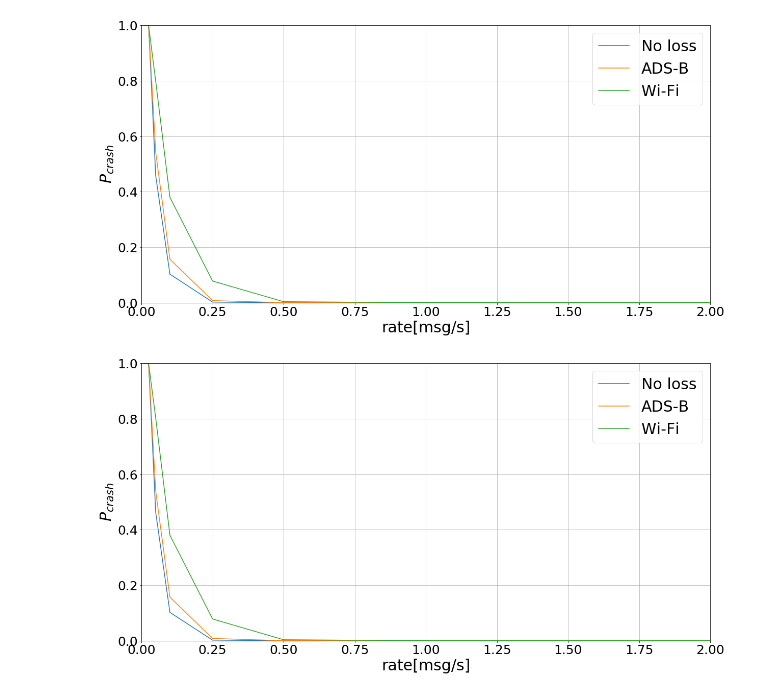
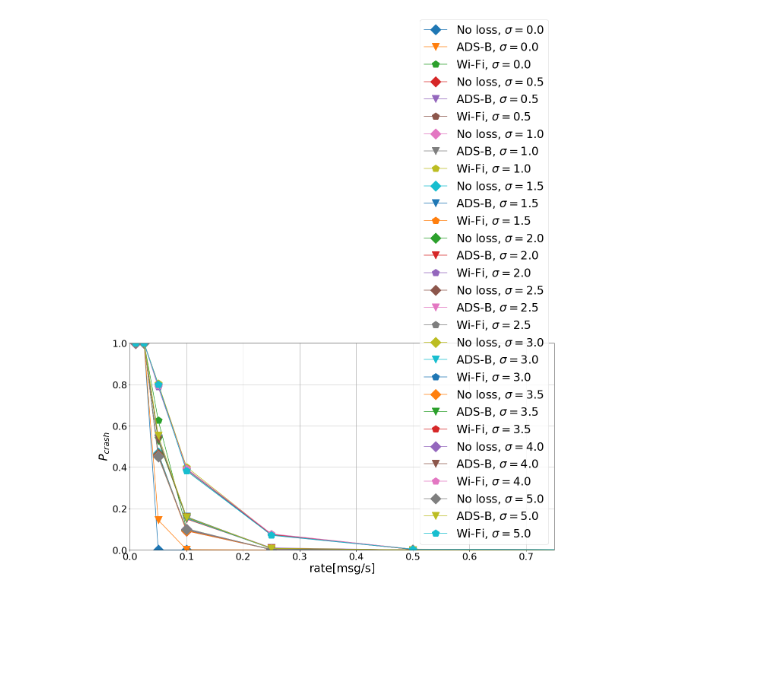
Before and after one commit to ingframin/vocabs2, a Jupyter notebook: results/Untitled.ipynb, the cells around one changed output. Saved outputs shown, nothing was run; the diff lists cells and outputs as text; code cells hidden in the pictures; blank space fills up the shorter version.

```diff
--- a/results/Untitled.ipynb
+++ b/results/Untitled.ipynb
@@ -10,7 +10,7 @@ def read(filename):
     err = 0
     k = ''
 
-    data = {'No loss':[],'ADS-B':[],'Wi-Fi':[]}
+    data = {'No loss':[],'ADS-B':[],'Wi-Fi beacons':[]}
 
     rates = set()
 
@@ -30,6 +30,8 @@ def read(filename):
     r = list(rates)
     r.sort()
     return data, r
+
+Errors = [0,0.5,1.0,1.5,2.0,2.5,3.0,3.5,4.0,5.0]
 # %%
-d,r = read('results.txt')
+d,r = read('results_sw.txt')
 # %%
@@ -65,34 +57,22 @@ plt.show()
+# %%
+d,r = read('results_avd.txt')
 # %%
-nlp = d['No loss'][len(r):2*len(r)]
-adp = d['ADS-B'][len(r):2*len(r)]
-wip = d['Wi-Fi'][len(r):2*len(r)]
-plt.plot(r,nlp, label='No loss')
-plt.plot(r,adp, label='ADS-B')
-plt.plot(r,wip, label='Wi-Fi')
+for i in range(len(Errors)):
+    nlp0 = d['No loss'][i*len(r):(i+1)*len(r)]
+    adp0 = d['ADS-B'][i*len(r):(i+1)*len(r)]
+    wip0 = d['Wi-Fi beacons'][i*len(r):(i+1)*len(r)]
+    plt.plot(r,nlp0,'D-', label='No loss, $\sigma=%.1f$'%Errors[i], markersize=20)
+    plt.plot(r,adp0,'v-', label='ADS-B, $\sigma=%.1f$'%Errors[i], markersize=20)
+    plt.plot(r,wip0,'p-', label='Wi-Fi, $\sigma=%.1f$'%Errors[i], markersize=20)
+
 plt.yticks(fontsize=25)
 plt.xticks(fontsize=25)
 plt.xlabel('rate[msg/s]',fontsize=30)
 plt.ylabel('$P_{crash}$',fontsize=30)
 plt.grid(True)
 plt.legend(fontsize=30)
-plt.axis([0,2,0,1])
+plt.axis([0,0.75,0,1])
+#plt.savefig('results.pdf',dpi=300,bbox_inches='tight')
 plt.show()
 # %% [output]
-[figure, old version]
+[figure, new version]
-# %%
-nlp = d['No loss'][2*len(r)::]
-adp = d['ADS-B'][2*len(r)::]
-wip = d['Wi-Fi'][2*len(r)::]
-plt.plot(r,nlp, label='No loss')
-plt.plot(r,adp, label='ADS-B')
-plt.plot(r,wip, label='Wi-Fi')
-plt.yticks(fontsize=25)
-plt.xticks(fontsize=25)
-plt.xlabel('rate[msg/s]',fontsize=30)
-plt.ylabel('$P_{crash}$',fontsize=30)
-plt.grid(True)
-plt.legend(fontsize=30)
-plt.axis([0,2,0,1])
-plt.show()
-# %% [output]
-[figure, removed]
```
Also changed, not shown: parts of 1 cell of this notebook, 4 other files.
